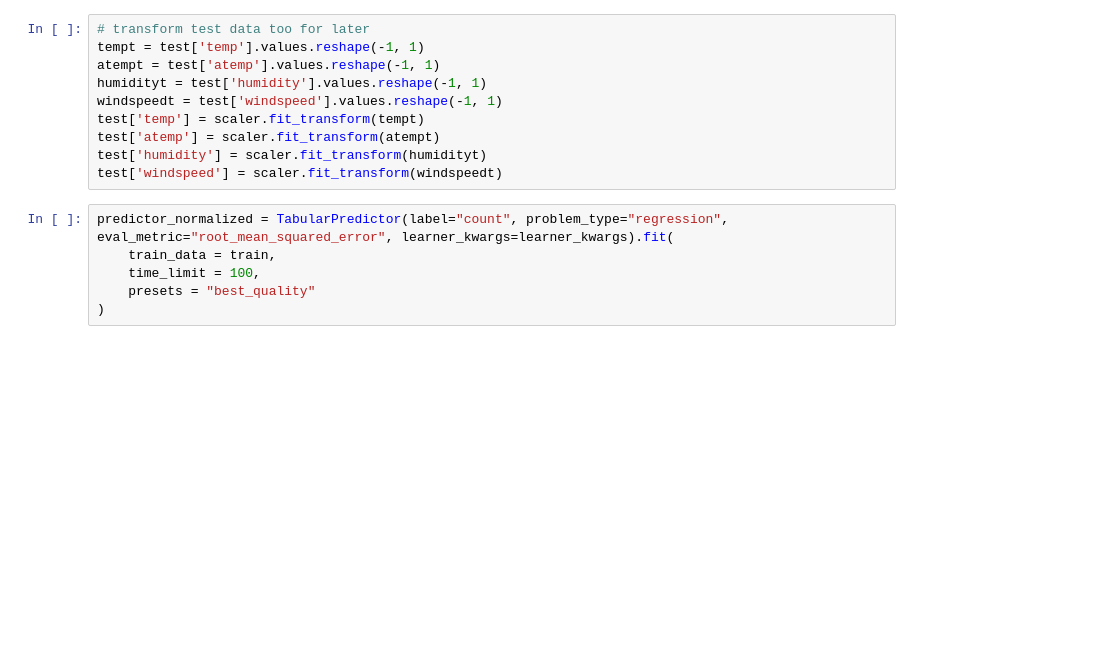
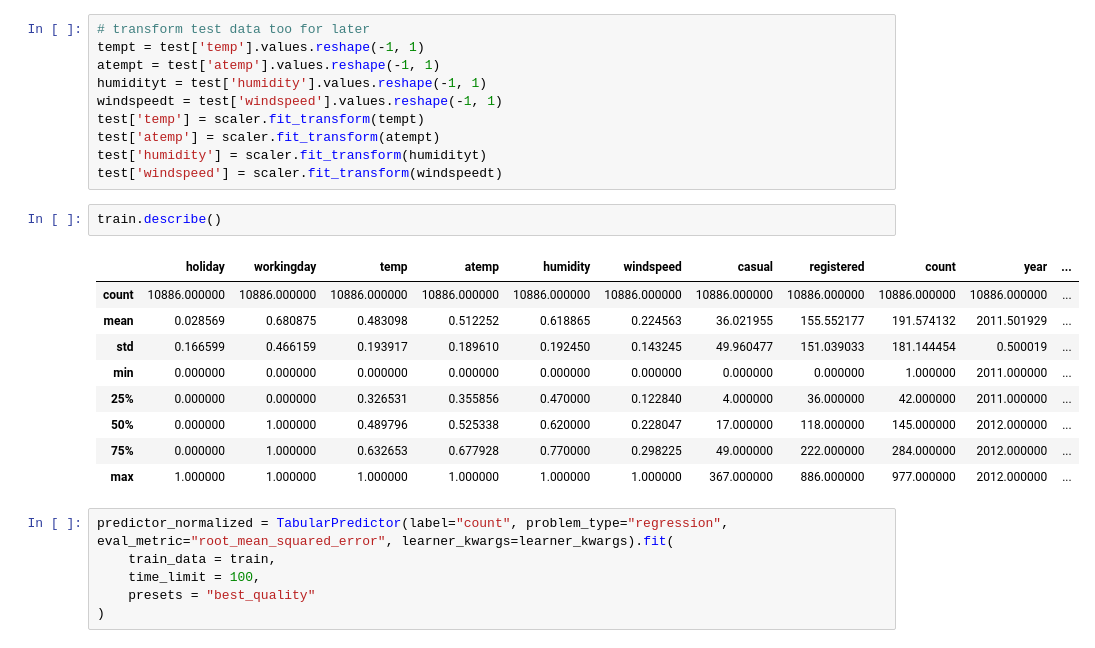
Before and after one commit to gracelynxs/predict-bike-share-udacity-proj, a Jupyter notebook: project.ipynb, the cells around one changed output. Saved outputs shown, nothing was run; the diff lists cells and outputs as text; blank space fills up the shorter version.

```diff
--- a/project.ipynb
+++ b/project.ipynb
@@ -278,6 +278,18 @@ test['temp'] = scaler.fit_transform(tempt)
 test['atemp'] = scaler.fit_transform(atempt)
 test['humidity'] = scaler.fit_transform(humidityt)
 test['windspeed'] = scaler.fit_transform(windspeedt)
+# %%
+train.describe()
+# %% [output]
+|  | holiday | workingday | temp | atemp | humidity | windspeed | casual | registered | count | year | ... |
+| count | 10886.000000 | 10886.000000 | 10886.000000 | 10886.000000 | 10886.000000 | 10886.000000 | 10886.000000 | 10886.000000 | 10886.000000 | 10886.000000 | ... |
+| mean | 0.028569 | 0.680875 | 0.483098 | 0.512252 | 0.618865 | 0.224563 | 36.021955 | 155.552177 | 191.574132 | 2011.501929 | ... |
+| std | 0.166599 | 0.466159 | 0.193917 | 0.189610 | 0.192450 | 0.143245 | 49.960477 | 151.039033 | 181.144454 | 0.500019 | ... |
+| min | 0.000000 | 0.000000 | 0.000000 | 0.000000 | 0.000000 | 0.000000 | 0.000000 | 0.000000 | 1.000000 | 2011.000000 | ... |
+| 25% | 0.000000 | 0.000000 | 0.326531 | 0.355856 | 0.470000 | 0.122840 | 4.000000 | 36.000000 | 42.000000 | 2011.000000 | ... |
+| 50% | 0.000000 | 1.000000 | 0.489796 | 0.525338 | 0.620000 | 0.228047 | 17.000000 | 118.000000 | 145.000000 | 2012.000000 | ... |
+| 75% | 0.000000 | 1.000000 | 0.632653 | 0.677928 | 0.770000 | 0.298225 | 49.000000 | 222.000000 | 284.000000 | 2012.000000 | ... |
+| max | 1.000000 | 1.000000 | 1.000000 | 1.000000 | 1.000000 | 1.000000 | 367.000000 | 886.000000 | 977.000000 | 2012.000000 | ... |
 # %%
 predictor_normalized = TabularPredictor(label="count", problem_type="regression", eval_metric="root_mean_squared_error", learner_kwargs=learner_kwargs).fit(
     train_data = train,
```
Also changed, not shown: parts of 4 cells of this notebook, 1 other file.
